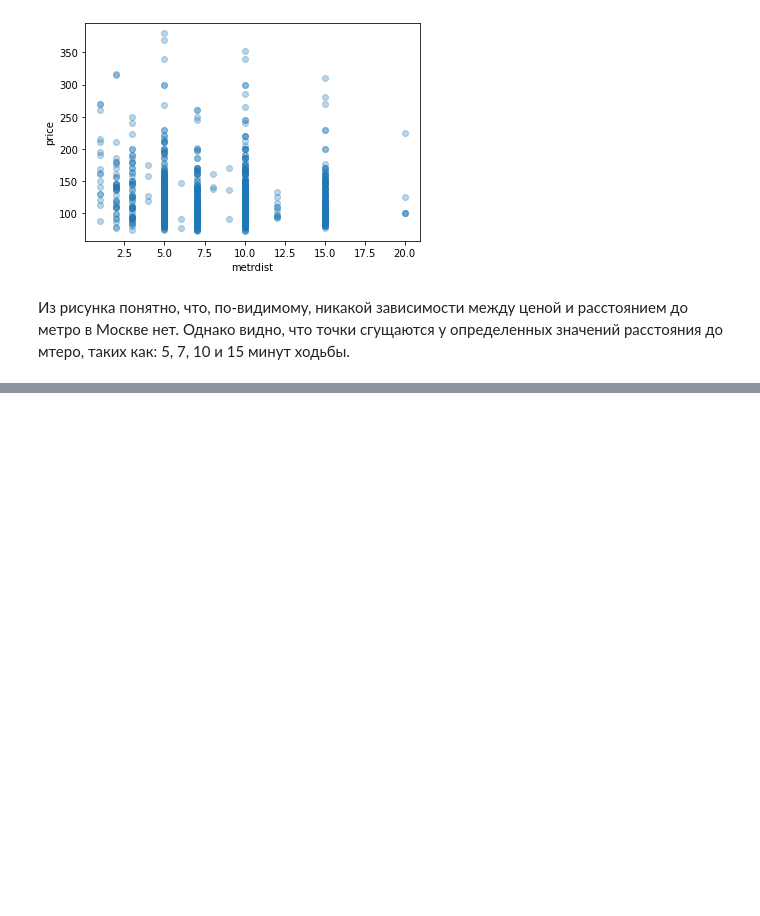
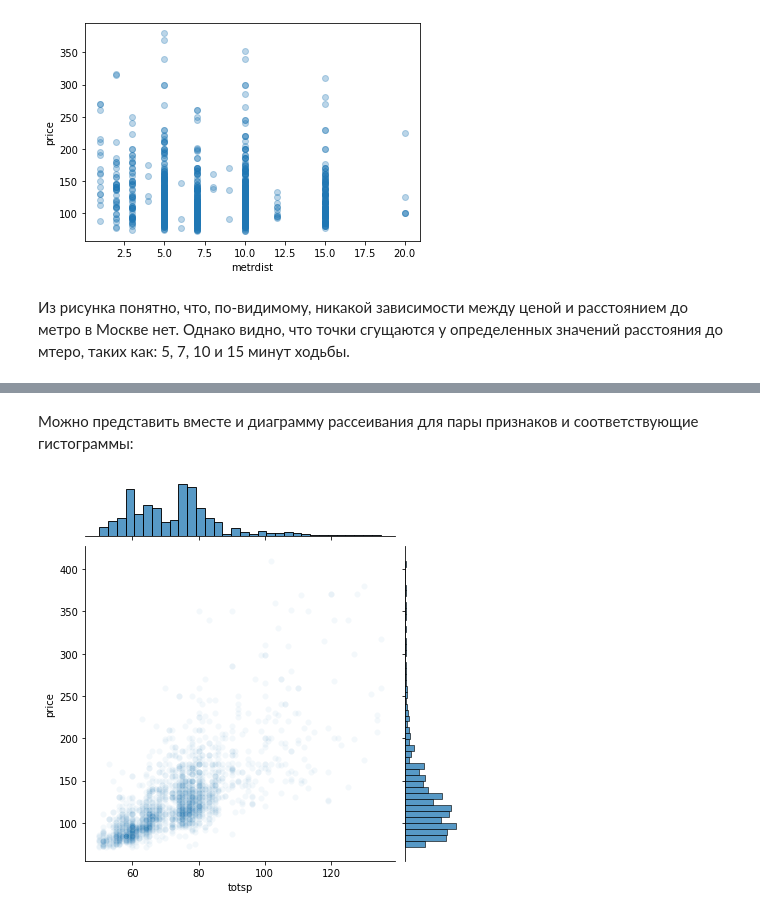
Before and after one commit to EvaKolosova/MachineLearningCourse, a Jupyter notebook: PriceOfFlatsInMoscow.ipynb, the cells around one changed output, grey strips where cells are left out. Cells and saved outputs as stored; diff of their text form; code cells hidden in the pictures; blank space fills up the shorter version.

```diff
--- a/PriceOfFlatsInMoscow.ipynb
+++ b/PriceOfFlatsInMoscow.ipynb
@@ -281,0 +290,7 @@ pass
+# %% [markdown]
+Можно представить вместе и диаграмму рассеивания для пары признаков и соответствующие гистограммы:
+# %%
+sns.jointplot(x='totsp', y='price', alpha=.05, data=data)
+pass
+# %% [output]
+[figure, added]
```
Also changed, not shown: parts of 40 cells of this notebook.
